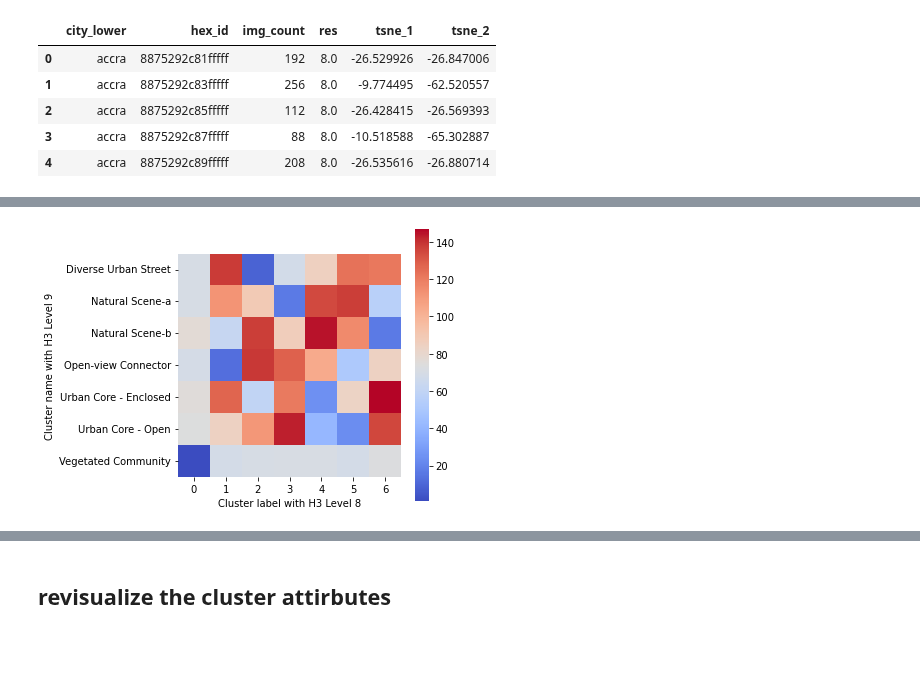
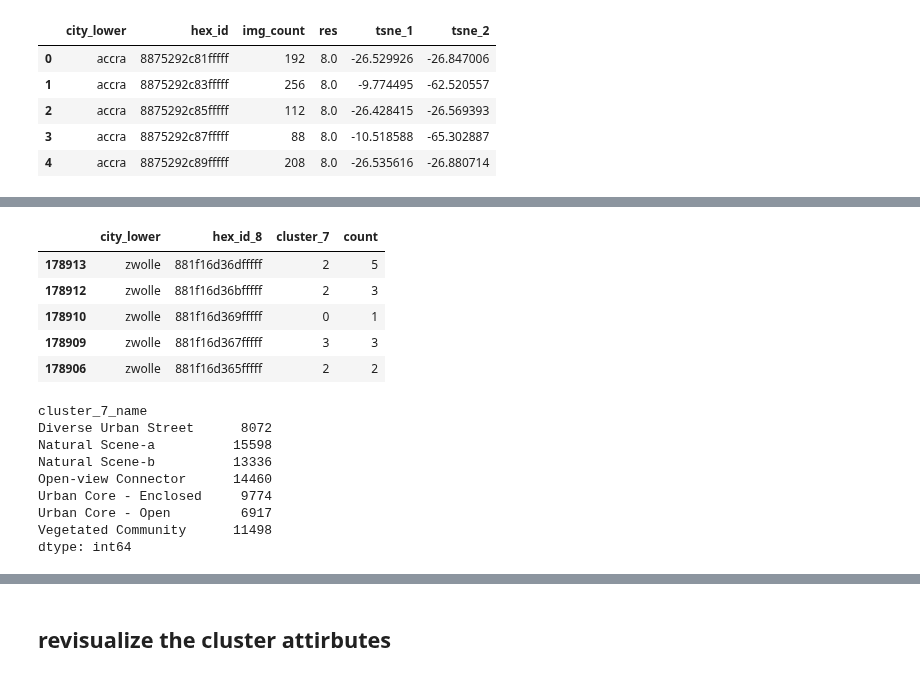
Before and after one commit to brookefzy/uvi-time-machine, a Jupyter notebook: _script/d-experiment/robustness/hex=8.ipynb, the cells around one changed output, grey strips where cells are left out. Saved outputs shown, nothing was run; the diff lists cells and outputs as text; code cells hidden in the pictures; blank space fills up the shorter version.

```diff
--- a/_script/d-experiment/robustness/hex=8.ipynb
+++ b/_script/d-experiment/robustness/hex=8.ipynb
@@ -121,9 +75,34 @@ all_dist_df.pivot(index='label_8', columns='label_9_name', values='dist')
-# %%
-import seaborn as sns
-fig, ax = plt.subplots(figsize=(5,5))
-sns.heatmap(all_dist_df.pivot(columns='label_8', index='label_9_name', values='dist'), annot=False, cmap='coolwarm', square=True)
-ax.set_xlabel('Cluster label with H3 Level 8')
-ax.set_ylabel('Cluster name with H3 Level 9')
-plt.savefig(f"{GRAPH_FOLDER}/cluster_similarity_h3_8_9.png", dpi=300, bbox_inches='tight')
-# %% [output]
-[figure, removed]
+# %%
+column_sel = 'cluster_7'
+# df_8_raw_label = df_8_raw.merge(df_8[['hex_id', column_sel]],
+#                                 on='hex_id', how='inner')
+# df_9_raw_label = df_9_raw.merge(df_9[['hex_id', column_sel]],
+#                                 on='hex_id', how='inner')
+# df_9_raw_label.head()
+# get the parent hex id for each level 9 hexes
+df_9['hex_id_8'] = df_9['hex_id'].apply(lambda x: h3.h3_to_parent(x, 8))
+df_9.head()
+# vote the cluster_7 to get the most frequent cluster_7 for each level 8 hex
+df_9_8 = df_9.groupby(['city_lower','hex_id_8', column_sel]).size().reset_index(name='count')
+df_9_8 = df_9_8.sort_values(['city_lower','hex_id_8', 'count'], ascending=False).groupby('hex_id_8').head(1)
+df_9_8.head()
+# %% [output]
+|  | city_lower | hex_id_8 | cluster_7 | count |
+| 178913 | zwolle | 881f16d36dfffff | 2 | 5 |
+| 178912 | zwolle | 881f16d36bfffff | 2 | 3 |
+| 178910 | zwolle | 881f16d369fffff | 0 | 1 |
+| 178909 | zwolle | 881f16d367fffff | 3 | 3 |
+| 178906 | zwolle | 881f16d365fffff | 2 | 2 |
+# %%
+df_9_8['cluster_7_name'] = df_9_8[column_sel].apply(lambda x: cluster_name_7[x])
+df_9_8.groupby('cluster_7_name').size()
+# %% [output]
+cluster_7_name
+Diverse Urban Street      8072
+Natural Scene-a          15598
+Natural Scene-b          13336
+Open-view Connector      14460
+Urban Core - Enclosed     9774
+Urban Core - Open         6917
+Vegetated Community      11498
+dtype: int64
```
Also changed, not shown: parts of 19 cells of this notebook, 1 other file.
